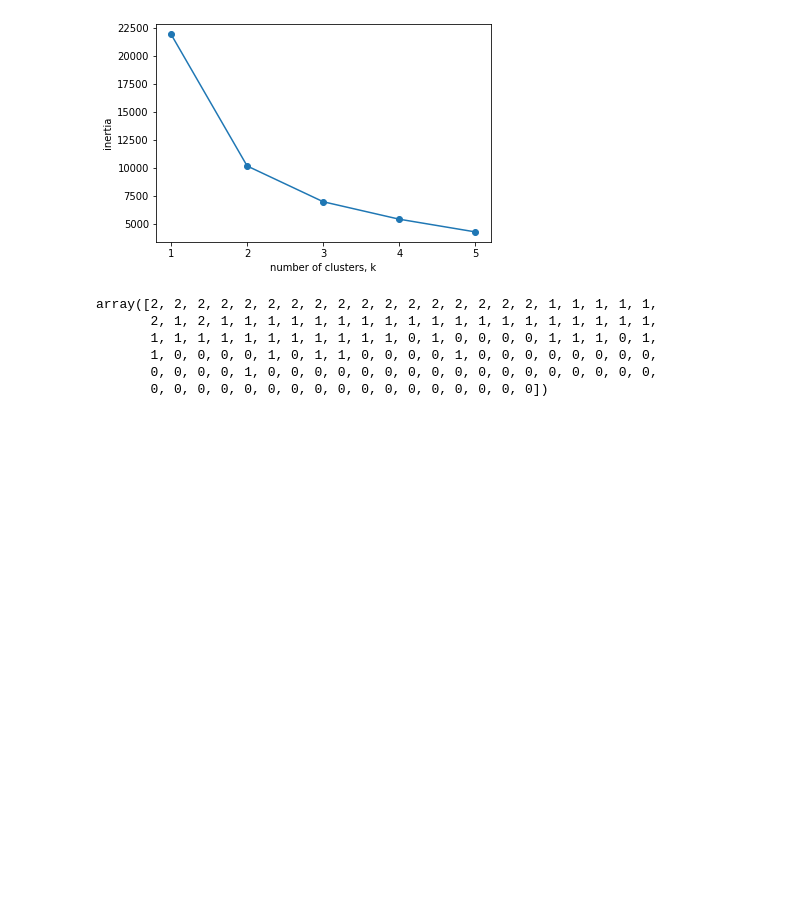
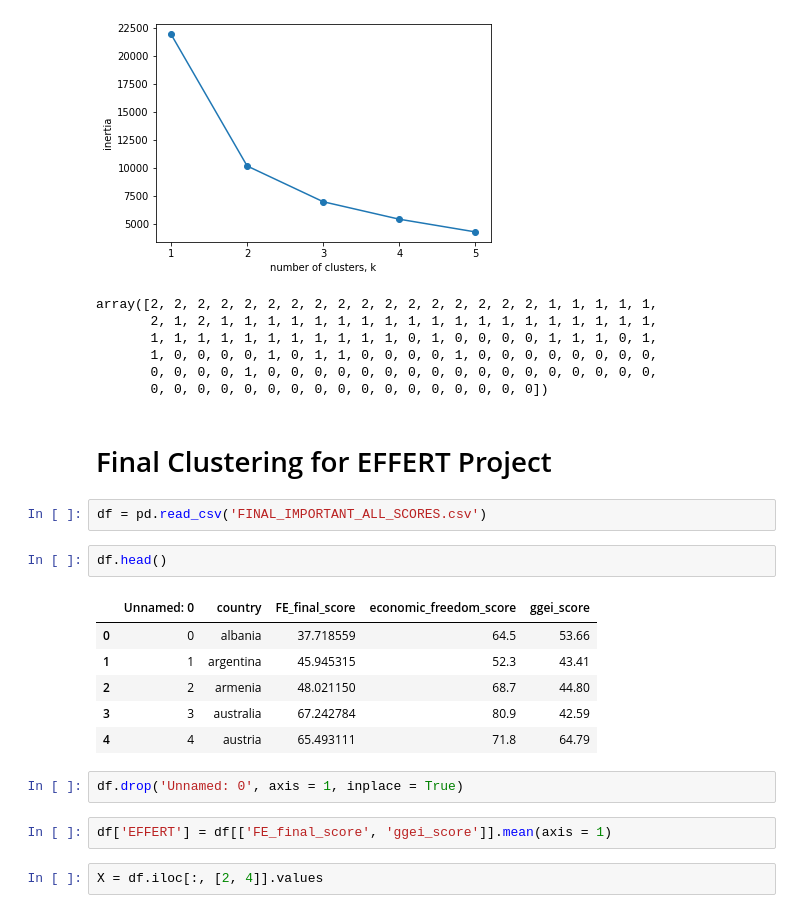
Before and after one commit to sam-cannon/EFFERT-Index, a Jupyter notebook: Hierarchical Clustering GGEI and IEF.ipynb, the cells around one changed output. Drawn from its saved outputs; the diff is of its cells as text; blank space fills up the shorter version.

```diff
--- a/Hierarchical Clustering GGEI and IEF.ipynb
+++ b/Hierarchical Clustering GGEI and IEF.ipynb
@@ -169,3 +167,22 @@ array([2, 2, 2, 2, 2, 2, 2, 2, 2, 2, 2, 2, 2, 2, 2, 2, 2, 1, 1, 1, 1, 1,
        1, 0, 0, 0, 0, 1, 0, 1, 1, 0, 0, 0, 0, 1, 0, 0, 0, 0, 0, 0, 0, 0,
        0, 0, 0, 0, 1, 0, 0, 0, 0, 0, 0, 0, 0, 0, 0, 0, 0, 0, 0, 0, 0, 0,
        0, 0, 0, 0, 0, 0, 0, 0, 0, 0, 0, 0, 0, 0, 0, 0, 0])
+# %% [markdown]
+# Final Clustering for EFFERT Project
+# %%
+df = pd.read_csv('FINAL_IMPORTANT_ALL_SCORES.csv')
+# %%
+df.head()
+# %% [output]
+|  | Unnamed: 0 | country | FE_final_score | economic_freedom_score | ggei_score |
+| 0 | 0 | albania | 37.718559 | 64.5 | 53.66 |
+| 1 | 1 | argentina | 45.945315 | 52.3 | 43.41 |
+| 2 | 2 | armenia | 48.021150 | 68.7 | 44.80 |
+| 3 | 3 | australia | 67.242784 | 80.9 | 42.59 |
+| 4 | 4 | austria | 65.493111 | 71.8 | 64.79 |
+# %%
+df.drop('Unnamed: 0', axis = 1, inplace = True)
+# %%
+df['EFFERT'] = df[['FE_final_score', 'ggei_score']].mean(axis = 1)
+# %%
+X = df.iloc[:, [2, 4]].values
```
Also changed, not shown: parts of 5 cells of this notebook.
